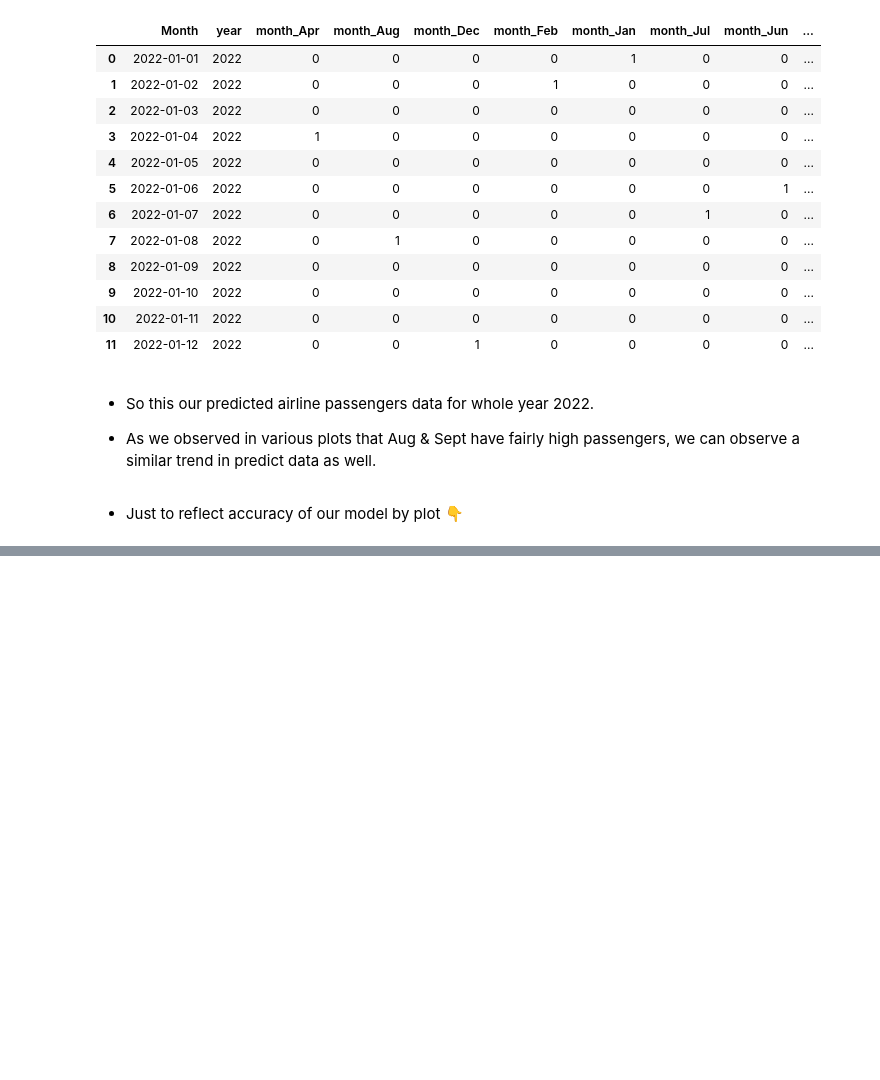
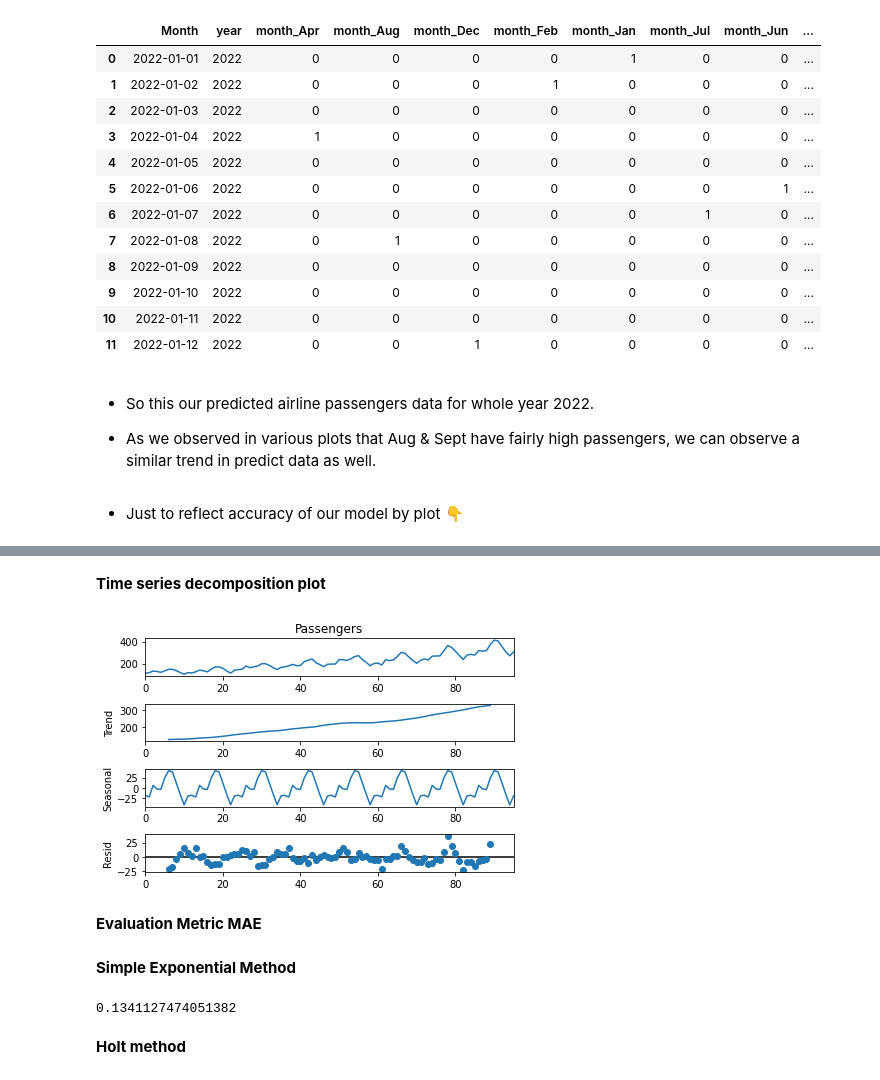
Before and after one commit to manasik29/Assignment_Forecasting_Airline_Passengers_Seats, a Jupyter notebook: Forecasting_Airlines_Passenger_Data.ipynb, the cells around one changed output, grey strips where cells are left out. Saved outputs shown, nothing was run; the diff lists cells and outputs as text; code cells hidden in the pictures; blank space fills up the shorter version.

```diff
--- a/Forecasting_Airlines_Passenger_Data.ipynb
+++ b/Forecasting_Airlines_Passenger_Data.ipynb
@@ -517,0 +552,10 @@ airline1[['forecast_log_passengers','log_passengers']].plot(figsize=(12,8))
+# %% [markdown]
+**Time series decomposition plot**
+# %%
+decompose_ts_add = seasonal_decompose(airline.Passengers,period=12)
+decompose_ts_add.plot()
+plt.show()                                           #1st is the original plot, 2nd in the trend, 3rd is the seaonality component, 4th is the noise component
+# %% [output]
+[figure, added]
+# %% [markdown]
+**Evaluation Metric MAE**
@@ -517,0 +566,10 @@ airline1[['forecast_log_passengers','log_passengers']].plot(figsize=(12,8))
+# %% [markdown]
+**Simple Exponential Method**
+# %%
+ses_model = SimpleExpSmoothing(Train["Passengers"]).fit(smoothing_level=0.2)
+pred_ses = ses_model.predict(start = Test.index[0],end = Test.index[-1])
+MAE(pred_ses,Test.Passengers)
+# %% [output]
+0.1341127474051382
+# %% [markdown]
+**Holt method**
```
Also changed, not shown: parts of 30 cells of this notebook.
